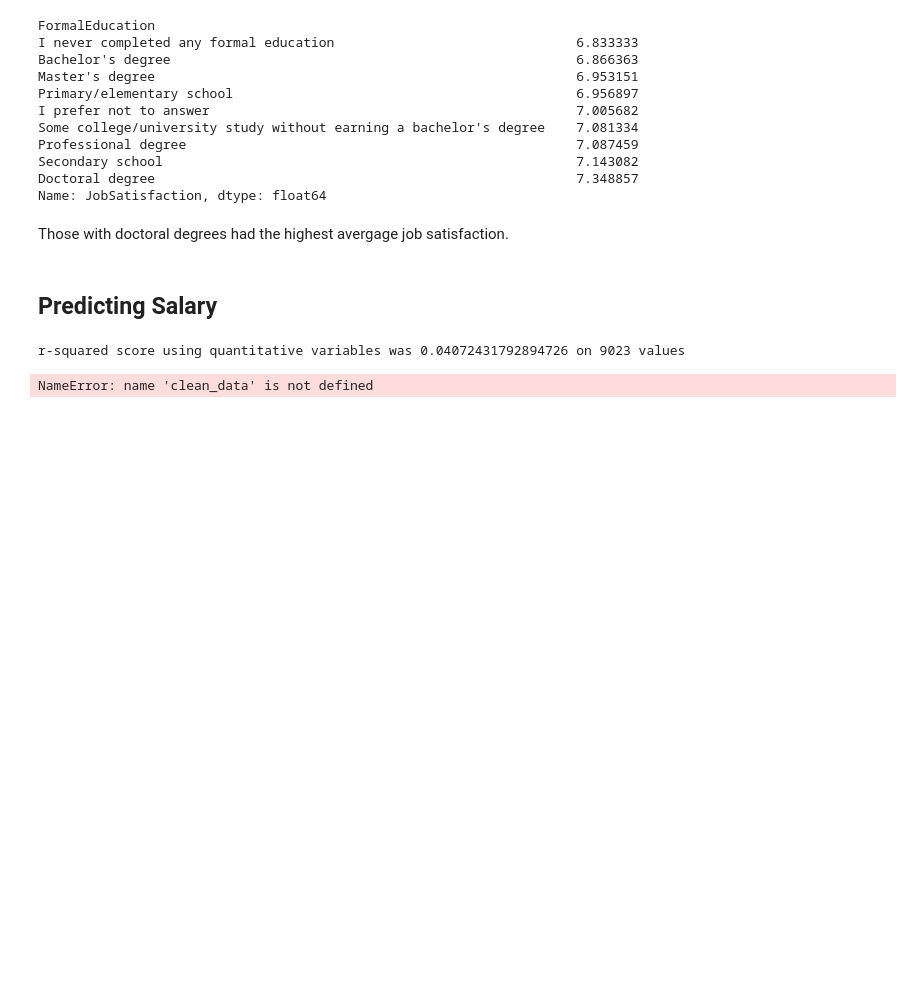
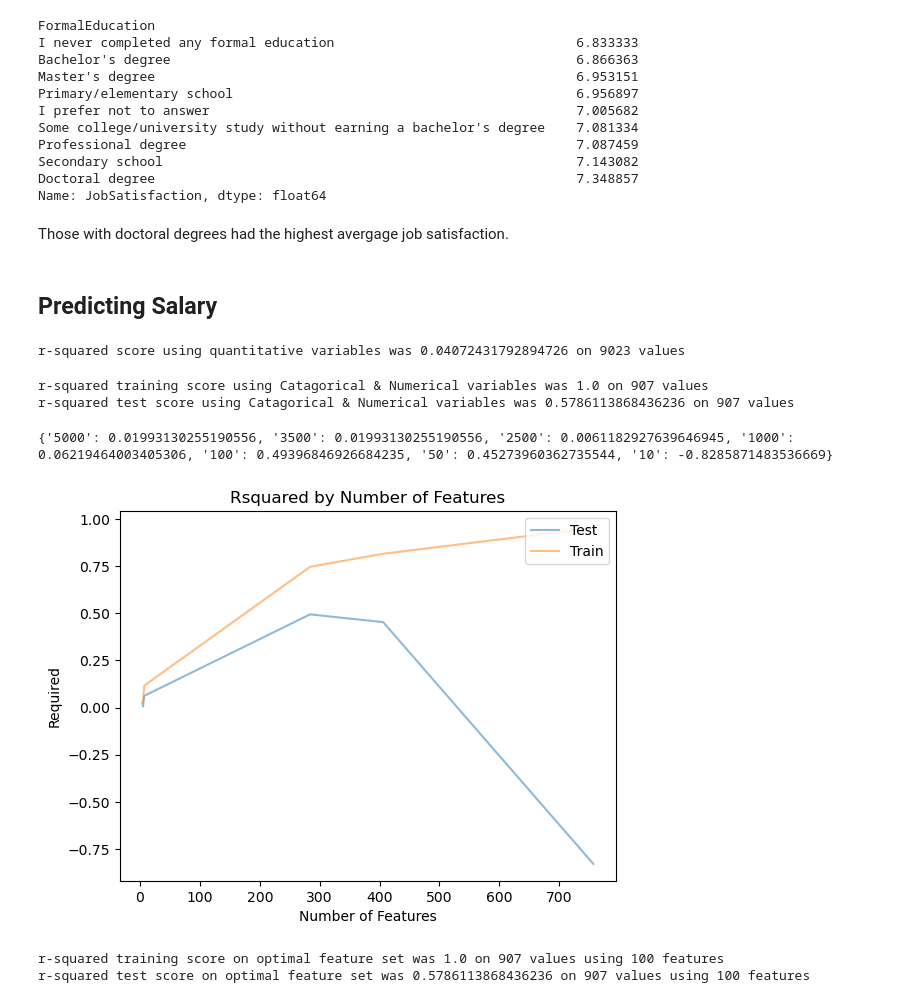
Before and after one commit to tristenwallace/2017_stack_overflow_analysis, a Jupyter notebook: src/stack_overflow_exploration.ipynb, the cells around one changed output. Drawn from its saved outputs; the diff is of its cells as text; code cells hidden in the pictures; blank space fills up the shorter version.

Commit message:
feat: Find optimal number of features

```diff
--- a/src/stack_overflow_exploration.ipynb
+++ b/src/stack_overflow_exploration.ipynb
@@ -362,12 +362,13 @@ print("r-squared score using quantitative variables was {} on {} values".format(
 # %% [output]
 r-squared score using quantitative variables was 0.04072431792894726 on 9023 values
 # %%
+### Create linear regression model with all vars
 # Pull a list of the column names of the categorical variables
 cat_df = survey_df.select_dtypes(include=['object'])
 cat_cols = cat_df.columns
 
 # Clean df
-X, y = func.clean_data(survey_df.sample(20000, random_state=42), "Salary", cat_cols, dummy_na=False)
+X, y = func.clean_data(survey_df.sample(5000, random_state=42), "Salary", cat_cols, dummy_na=False)
 
 # Create linear regression model with catagorical vars
 reg, X_train, X_test, y_train, y_test = \
@@ -376,8 +377,23 @@ reg, X_train, X_test, y_train, y_test = \
 # Scores
 train_score = reg.score(X_train, y_train)
 test_score = reg.score(X_test, y_test)
+
+print("r-squared training score using Catagorical & Numerical variables was {} on {} values".format(train_score, X_train.shape[0]))
+print("r-squared test score using Catagorical & Numerical variables was {} on {} values".format(test_score, X_train.shape[0]))
 # %% [output]
-NameError: name 'clean_data' is not defined
+r-squared training score using Catagorical & Numerical variables was 1.0 on 907 values
+r-squared test score using Catagorical & Numerical variables was 0.5786113868436236 on 907 values
 # %%
-print("r-squared training score using Catagorical & Numerical variables was {} on {} values".format(train_score, X_train.shape[0]))
-print("r-squared test score using Catagorical & Numerical variables was {} on {} values".format(test_score, X_train.shape[0]))
+### Select features with cutoffs
+cutoffs = [5000, 3500, 2500, 1000, 100, 50, 10]
+
+best_cutoff, scores_test, scores_train, reg, X_train, X_test, y_train, y_test = \
+    func.find_optimal_feature_cutoff(X, y, cutoffs, plot=True)
+
+print("r-squared training score on optimal feature set was {} on {} values using {} as a cutoff".format(train_score, X_train.shape[0], best_cutoff))
+print("r-squared test score on optimal feature set was {} on {} values using {} as a cutoff".format(test_score, X_train.shape[0], best_cutoff))
+# %% [output]
+{'5000': 0.01993130255190556, '3500': 0.01993130255190556, '2500': 0.0061182927639646945, '1000': 0.06219464003405306, '100': 0.49396846926684235, '50': 0.45273960362735544, '10': -0.8285871483536669}
+[figure, added]
+r-squared training score on optimal feature set was 1.0 on 907 values using 100 features
+r-squared test score on optimal feature set was 0.5786113868436236 on 907 values using 100 features
```
Also changed, not shown: 1 other file.
